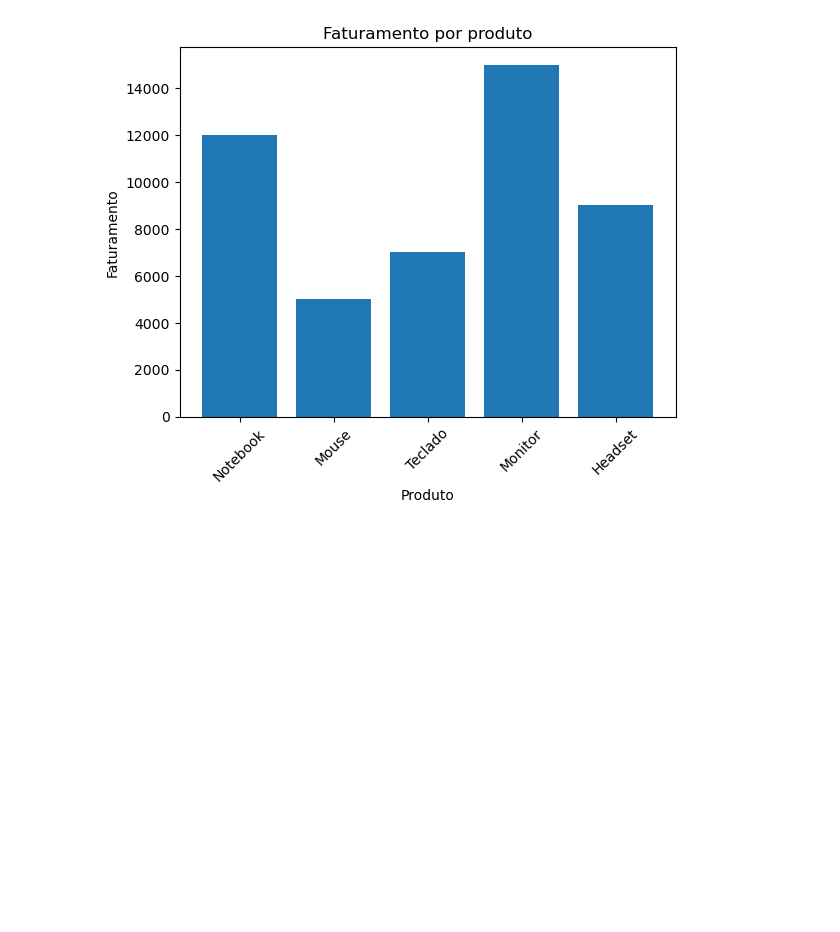
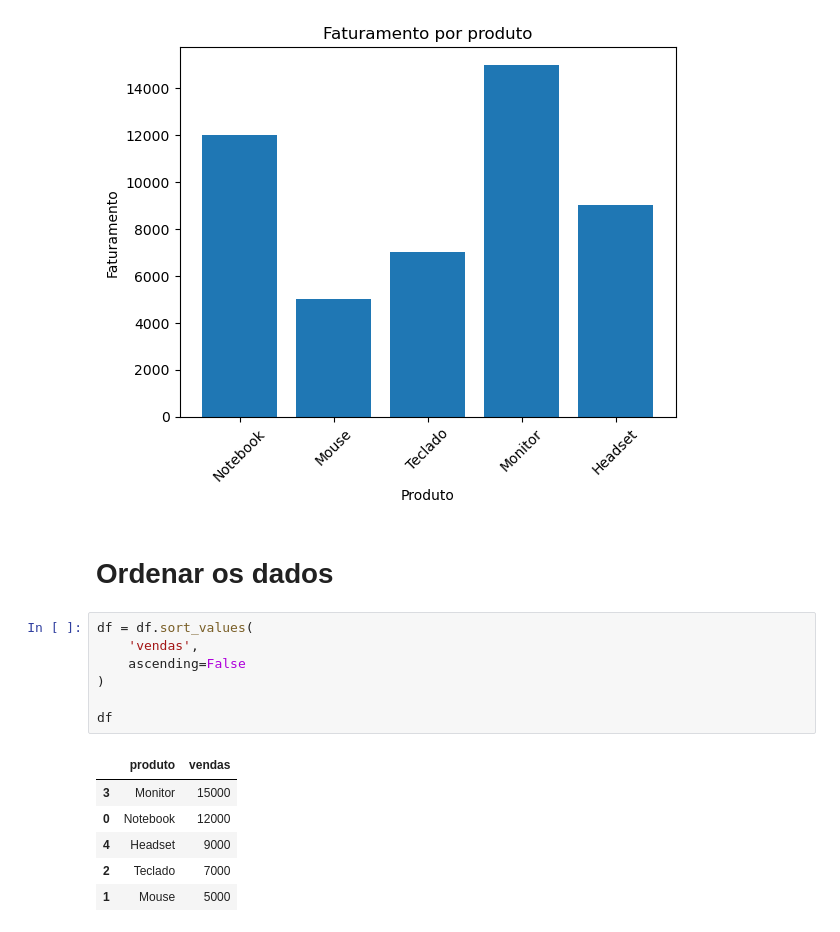
Before and after one commit to oliverjunior1/VS-Code, a Jupyter notebook: chatgpt/Matplotlib/1st_day/11th_analise_de_vendas.ipynb, the cells around one changed output. Saved outputs shown, nothing was run; the diff lists cells and outputs as text; blank space fills up the shorter version.

```diff
--- a/chatgpt/Matplotlib/1st_day/11th_analise_de_vendas.ipynb
+++ b/chatgpt/Matplotlib/1st_day/11th_analise_de_vendas.ipynb
@@ -42,3 +42,19 @@ plt.xticks(rotation= 45)
   Text(3, 0, 'Monitor'),
   Text(4, 0, 'Headset')])
 [figure]
+# %% [markdown]
+# Ordenar os dados
+# %%
+df = df.sort_values(
+    'vendas',
+    ascending=False
+)
+
+df
+# %% [output]
+|  | produto | vendas |
+| 3 | Monitor | 15000 |
+| 0 | Notebook | 12000 |
+| 4 | Headset | 9000 |
+| 2 | Teclado | 7000 |
+| 1 | Mouse | 5000 |
```
